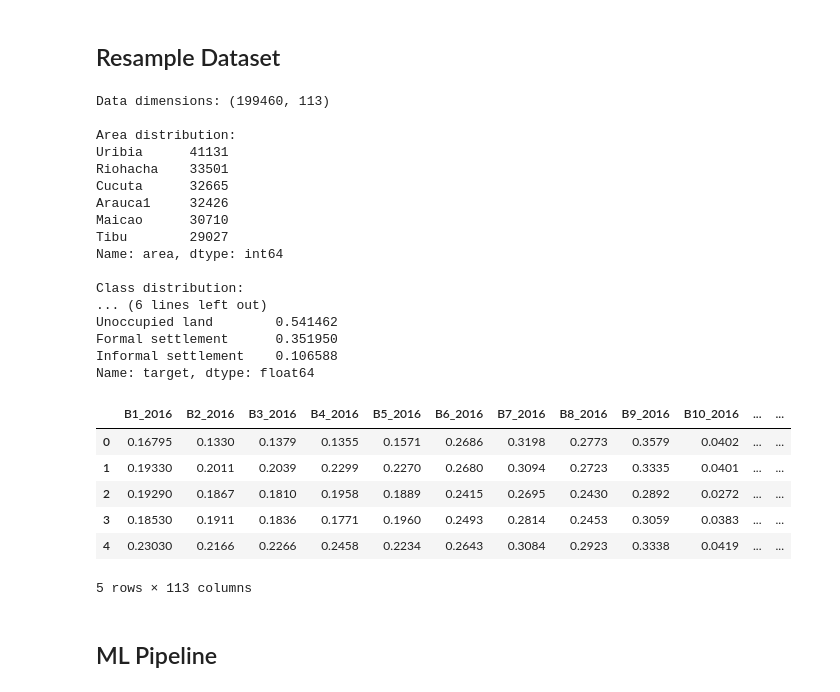
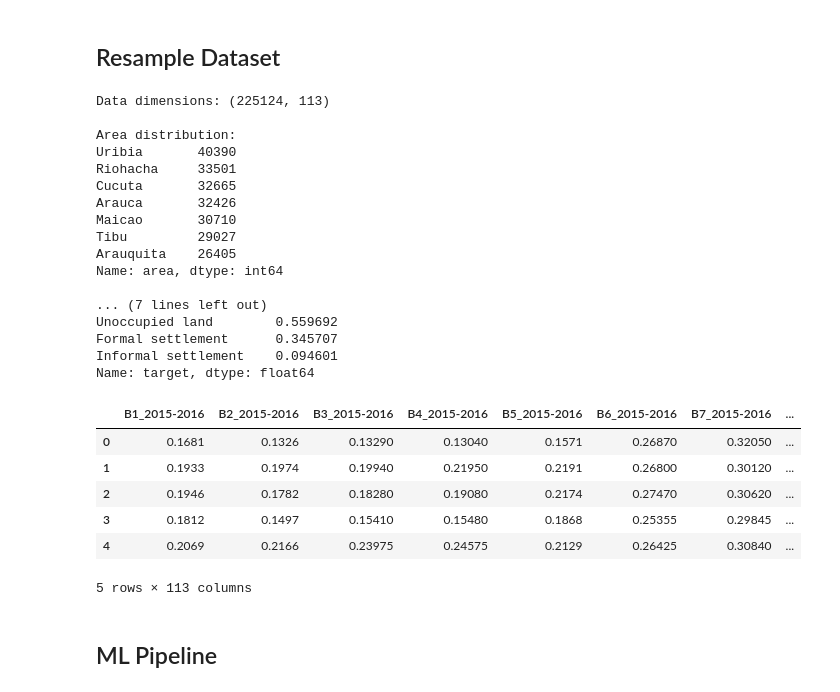
Before and after one commit to thinkingmachines/geoai-immap, a Jupyter notebook: notebooks/02_Model_Training.ipynb, the cells around one changed output. Drawn from its saved outputs; the diff is of its cells as text; code cells hidden in the pictures.

```diff
--- a/notebooks/02_Model_Training.ipynb
+++ b/notebooks/02_Model_Training.ipynb
@@ -29,22 +29,20 @@ SEED = 42
 ## File Locations
 # %%
 data_dir = "../data/"
-input_file = data_dir + '20200415_dataset.csv'
+input_file = data_dir + '20200422_dataset.csv'
 output_dir = "../outputs/"
 
+images_dir = data_dir + 'images/'
+indices_dir = data_dir + 'indices/'
 pos_mask_dir = data_dir + 'pos_masks/'
 neg_mask_dir = data_dir + 'neg_masks/'
-sentinel_dir = data_dir + 'sentinel2/'
-false_pos_dir = data_dir + 'false_pos/'
 
-# areas = ['maicao', 'riohacha', 'uribia', 'arauca1', 'cucuta', 'arauquita', 'tibu1']
-areas = ['maicao', 'riohacha', 'uribia', 'arauca1', 'cucuta', 'tibu1']
+areas = ['maicao', 'riohacha', 'uribia', 'arauca', 'cucuta', 'arauquita', 'tibu']
 value_codes = {value : key.capitalize() for (key,value) in model_utils.VALUE_CODES.items()}
 # %% [markdown]
 ## Load Dataset
 # %%
-data = (pd.read_csv(input_file).reset_index(drop=True)
-       .query("area != 5")) # exclude arauquita
+data = pd.read_csv(input_file).reset_index(drop=True)
 class_dist = data['target'].value_counts().rename(index=value_codes)
 
 print('Data dimensions: {}'.format(data.shape))
@@ -68,42 +66,42 @@ Name: target, dtype: int64
 # %% [markdown]
 ## Resample Dataset
 # %%
-neg_dist = {'Formal settlement': 0.4, 'Unoccupied land': 0.6}
+neg_dist = {'Formal settlement': (2/5), 'Unoccupied land': (3/5)}
 data = model_utils.resample(data, num_neg_samples=30000, neg_dist=neg_dist, random_state=SEED)
 
 class_dist = data['target'].value_counts().rename(index=value_codes)
 area_dist = data['area'].value_counts().rename(index=model_utils.AREA_CODES)
 
 print('Data dimensions: {}'.format(data.shape))
 print('\nArea distribution:\n{}'.format(area_dist))
 print('\nClass distribution:\n{}'.format(class_dist))
 print('\nClass distribution (normalized):\n{}\n'.format(class_dist/len(data)))
 
 data.head()
 # %% [output]
-Data dimensions: (199460, 113)
+Data dimensions: (225124, 113)
 
 Area distribution:
-Uribia      41131
-Riohacha    33501
-Cucuta      32665
-Arauca1     32426
-Maicao      30710
-Tibu        29027
+Uribia       40390
+Riohacha     33501
+Cucuta       32665
+Arauca       32426
+Maicao       30710
+Tibu         29027
+Arauquita    26405
 Name: area, dtype: int64
 
-Class distribution:
-... (6 lines left out)
-Unoccupied land        0.541462
-Formal settlement      0.351950
-Informal settlement    0.106588
+... (7 lines left out)
+Unoccupied land        0.559692
+Formal settlement      0.345707
+Informal settlement    0.094601
 Name: target, dtype: float64
-|  | B1_2016 | B2_2016 | B3_2016 | B4_2016 | B5_2016 | B6_2016 | B7_2016 | B8_2016 | B9_2016 | B10_2016 | ... | ... |
-| 0 | 0.16795 | 0.1330 | 0.1379 | 0.1355 | 0.1571 | 0.2686 | 0.3198 | 0.2773 | 0.3579 | 0.0402 | ... | ... |
-| 1 | 0.19330 | 0.2011 | 0.2039 | 0.2299 | 0.2270 | 0.2680 | 0.3094 | 0.2723 | 0.3335 | 0.0401 | ... | ... |
-| 2 | 0.19290 | 0.1867 | 0.1810 | 0.1958 | 0.1889 | 0.2415 | 0.2695 | 0.2430 | 0.2892 | 0.0272 | ... | ... |
-| 3 | 0.18530 | 0.1911 | 0.1836 | 0.1771 | 0.1960 | 0.2493 | 0.2814 | 0.2453 | 0.3059 | 0.0383 | ... | ... |
-| 4 | 0.23030 | 0.2166 | 0.2266 | 0.2458 | 0.2234 | 0.2643 | 0.3084 | 0.2923 | 0.3338 | 0.0419 | ... | ... |
+|  | B1_2015-2016 | B2_2015-2016 | B3_2015-2016 | B4_2015-2016 | B5_2015-2016 | B6_2015-2016 | B7_2015-2016 | ... |
+| 0 | 0.1681 | 0.1326 | 0.13290 | 0.13040 | 0.1571 | 0.26870 | 0.32050 | ... |
+| 1 | 0.1933 | 0.1974 | 0.19940 | 0.21950 | 0.2191 | 0.26800 | 0.30120 | ... |
+| 2 | 0.1946 | 0.1782 | 0.18280 | 0.19080 | 0.2174 | 0.27470 | 0.30620 | ... |
+| 3 | 0.1812 | 0.1497 | 0.15410 | 0.15480 | 0.1868 | 0.25355 | 0.29845 | ... |
+| 4 | 0.2069 | 0.2166 | 0.23975 | 0.24575 | 0.2129 | 0.26425 | 0.30840 | ... |
 5 rows × 113 columns
 # %% [markdown]
 ## ML Pipeline
```
Also changed, not shown: parts of 5 cells of this notebook, 6 other files.
